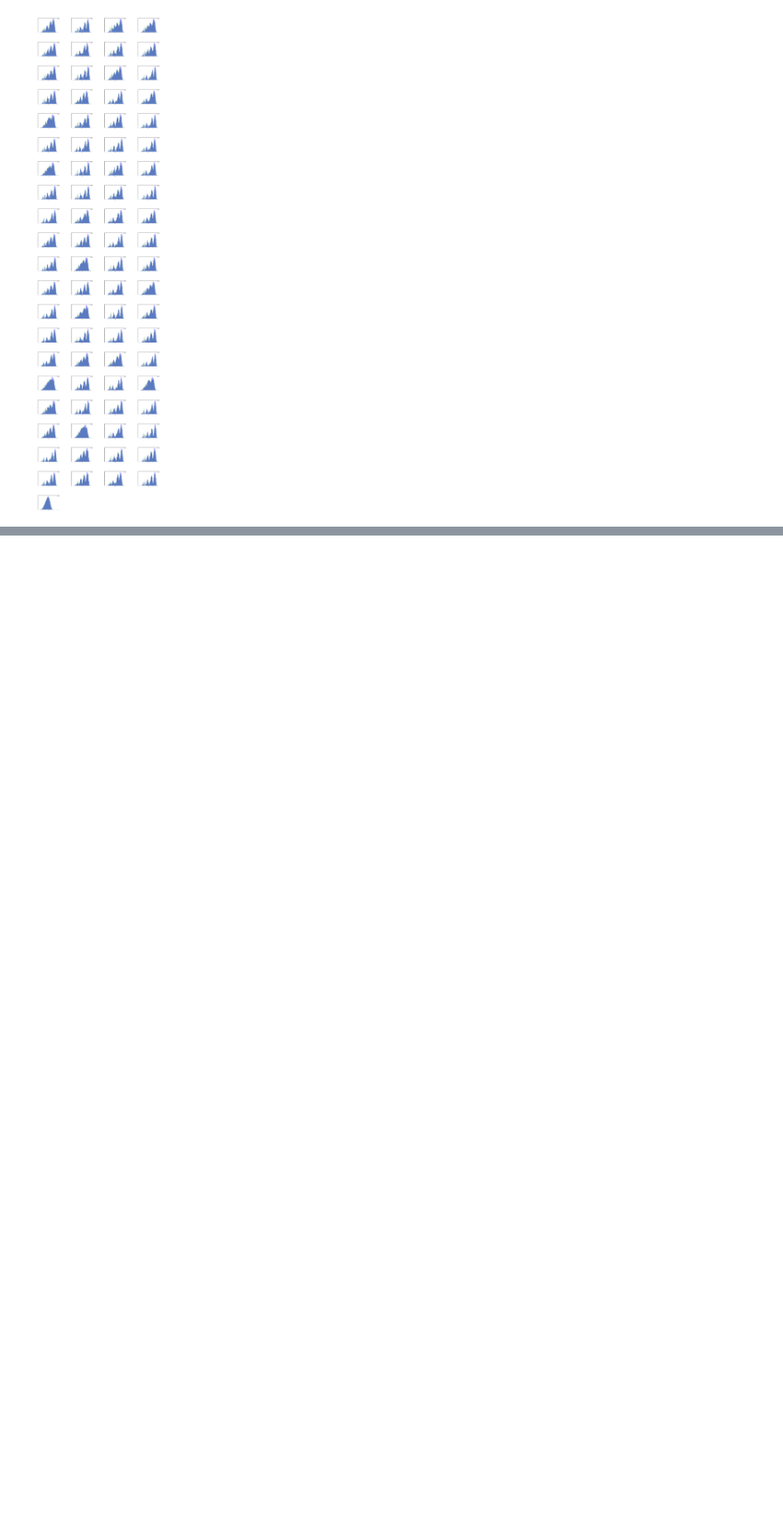
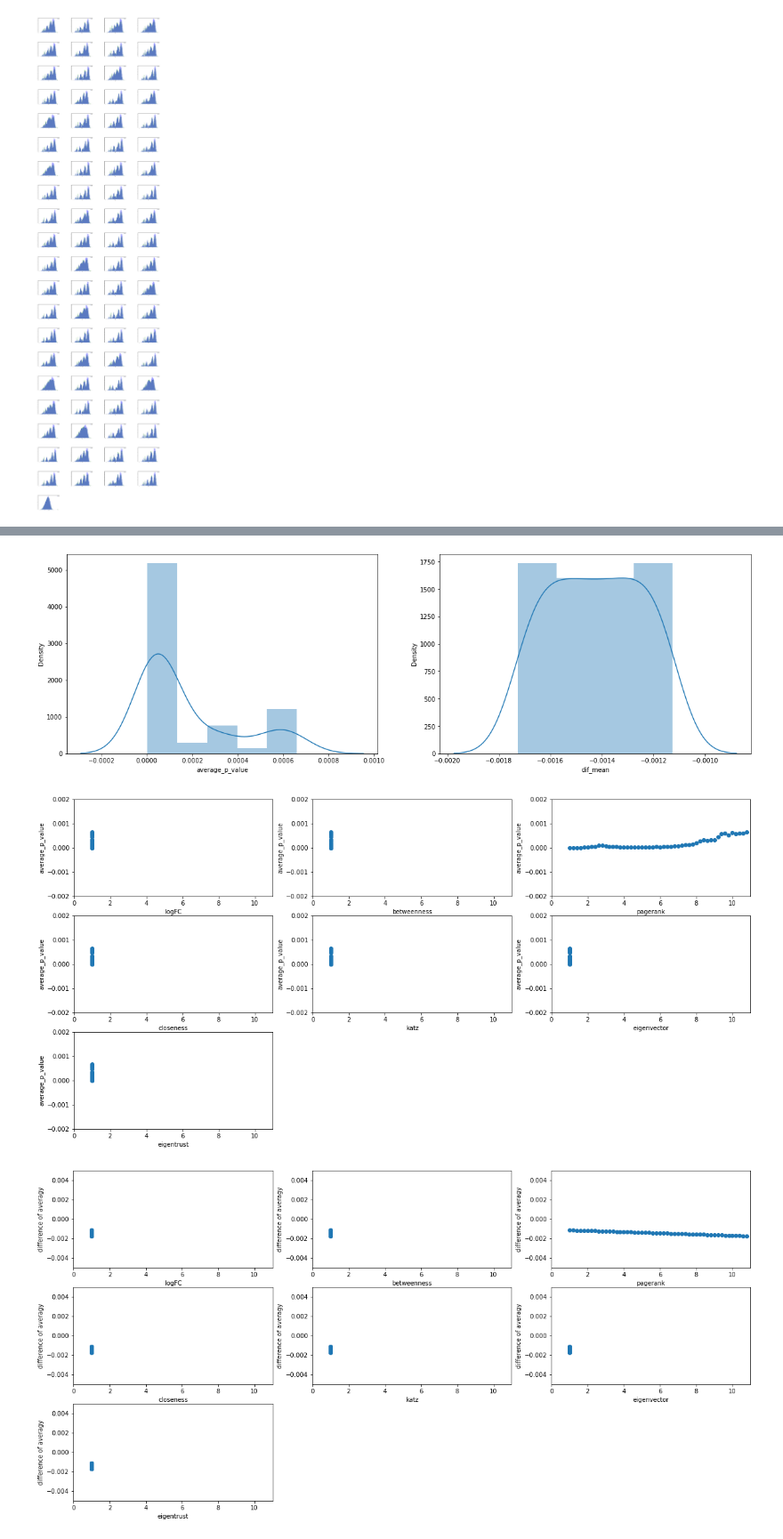
Before and after one commit to ziganshina-dinara/synergy_project, a Jupyter notebook: DATA/Fibroblasts_Induced_Neurons/viewing_validation_results.ipynb, the cells around one changed output, grey strips where cells are left out. Shown at 89% size. Saved outputs shown, nothing was run; the diff lists cells and outputs as text; code cells hidden in the pictures; blank space fills up the shorter version.

```diff
--- a/DATA/Fibroblasts_Induced_Neurons/viewing_validation_results.ipynb
+++ b/DATA/Fibroblasts_Induced_Neurons/viewing_validation_results.ipynb
@@ -127,0 +197,6 @@ for i in range(number_of_images):
+# %%
+view_results(df_search_parameters_Fibroblasts_Induced_Neurons, '6_constant_factors_1_variable_pagerank', 0.005, 0.002)
+# %% [output]
+[figure, added]
+[figure, added]
+[figure, added]
```
Also changed, not shown: parts of 17 cells of this notebook, 2 other files.
